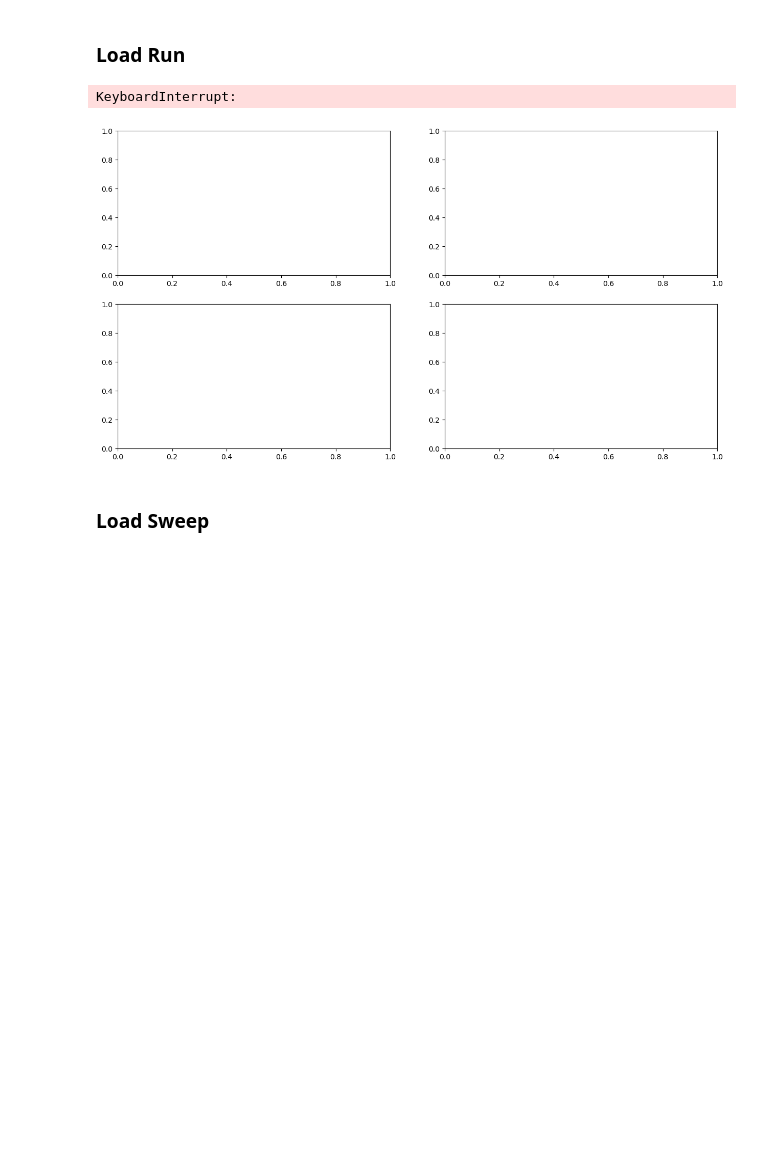
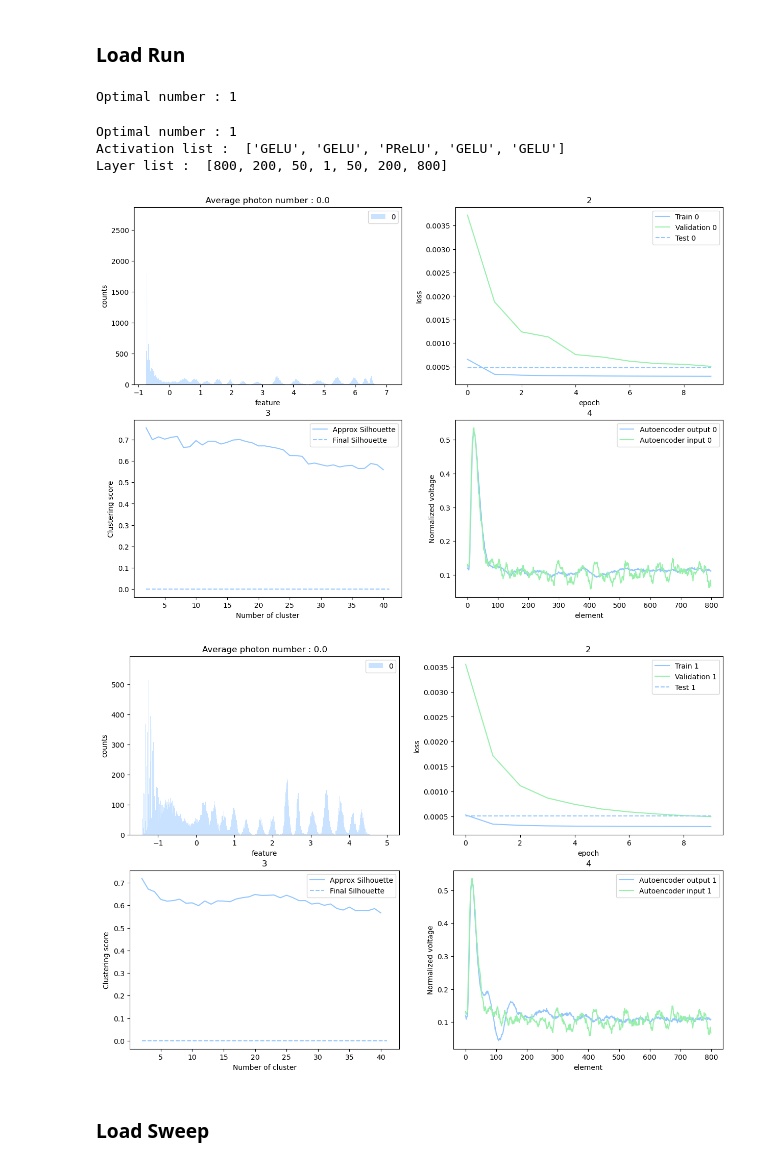
Before and after one commit to polyquantique/Photon-Number-Classification, a Jupyter notebook: AutoencoderAPI.ipynb, the cells around one changed output. Saved outputs shown, nothing was run; the diff lists cells and outputs as text; code cells hidden in the pictures; blank space fills up the shorter version.

```diff
--- a/AutoencoderAPI.ipynb
+++ b/AutoencoderAPI.ipynb
@@ -61,10 +61,14 @@ KeyboardInterrupt:
 # %% [markdown]
 ### Load Run
 # %%
-func.load_run_results("run-2023-07-24-15-08")
+func.load_run_results("run-2023-08-09-10-52")
 # %% [output]
-KeyboardInterrupt:
+Optimal number : 1
+Optimal number : 1
+Activation list :  ['GELU', 'GELU', 'PReLU', 'GELU', 'GELU']
+Layer list :  [800, 200, 50, 1, 50, 200, 800]
-[figure, old version]
+[figure, new version]
+[figure, added]
 # %% [markdown]
 ### Load Sweep
 # %%
```
Also changed, not shown: parts of 2 cells of this notebook.
